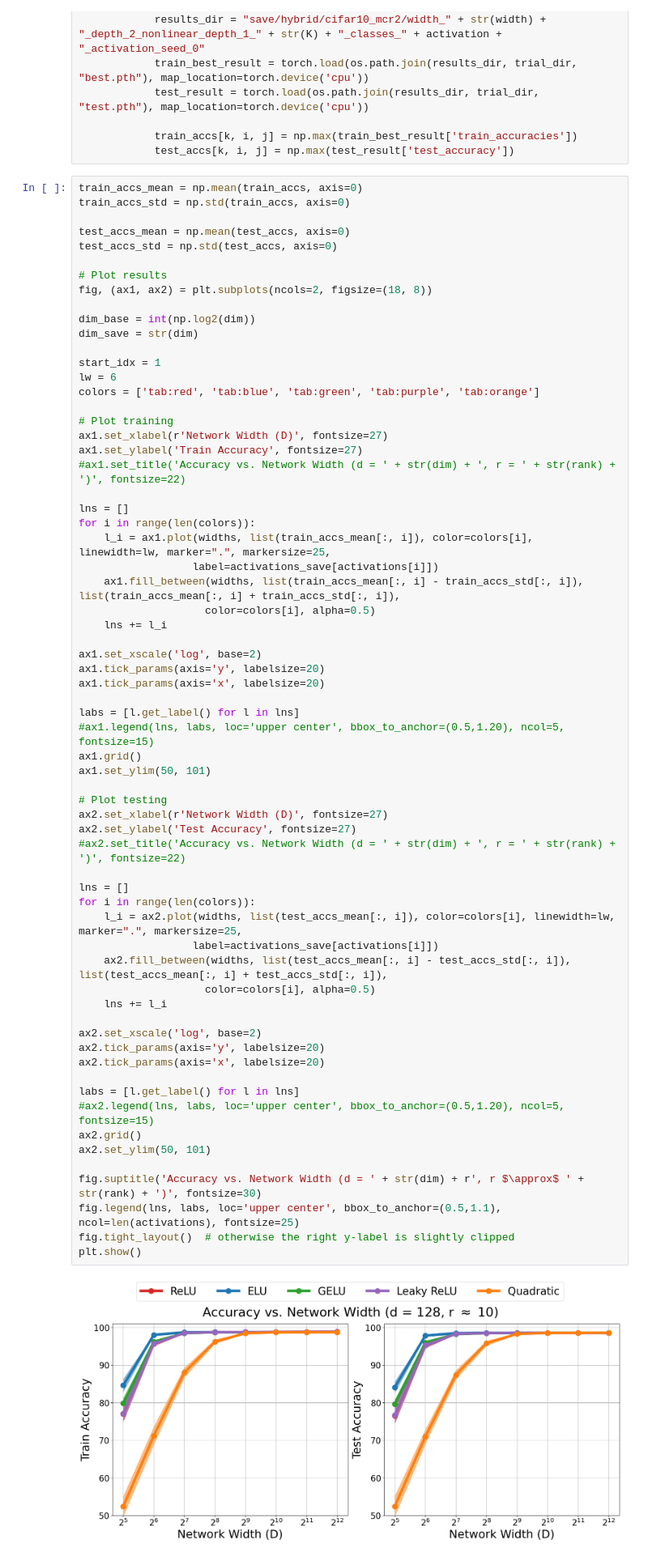
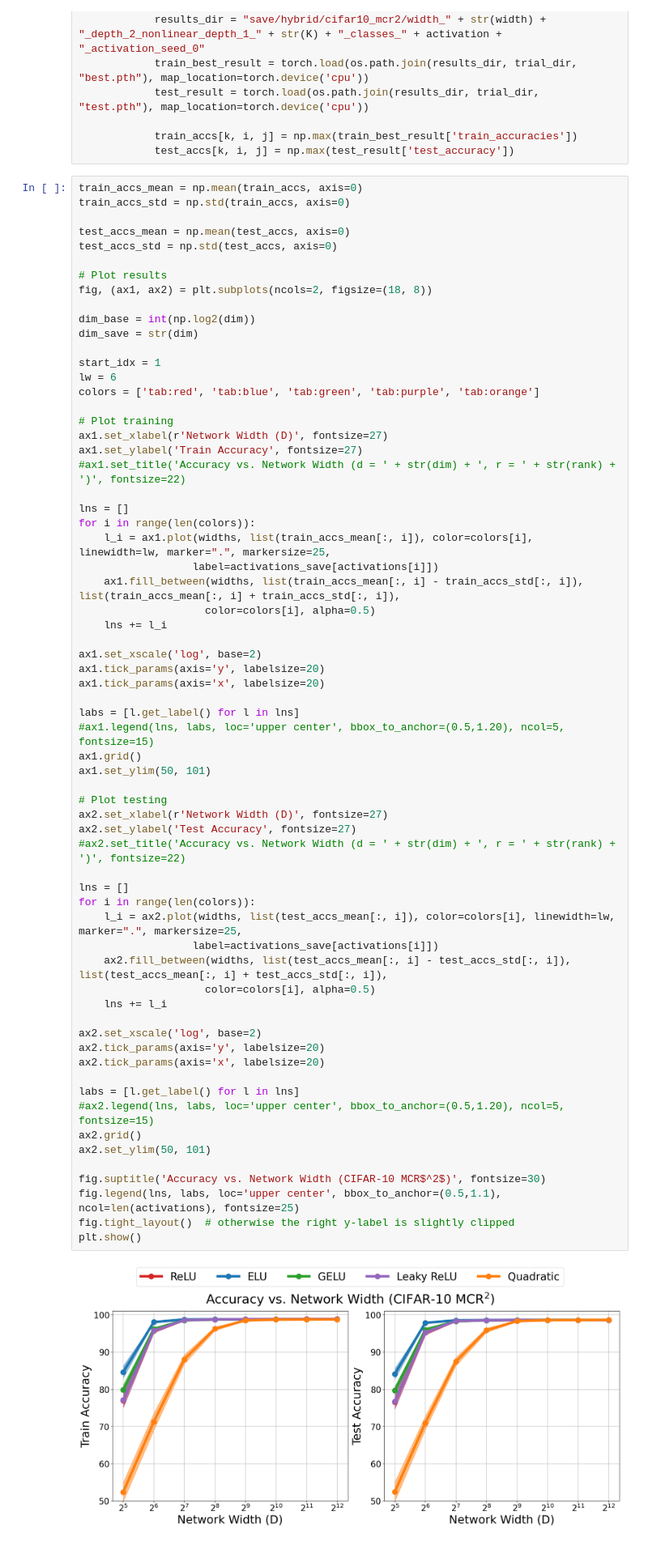
Before and after one commit to alecxu00/uos-linear-separability, a Jupyter notebook: plot_real_results.ipynb, the cells around one changed output. Shown at 81% size. Saved outputs shown, nothing was run; the diff lists cells and outputs as text.

```diff
--- a/plot_real_results.ipynb
+++ b/plot_real_results.ipynb
@@ -84,33 +84,33 @@ labs = [l.get_label() for l in lns]
 #ax1.legend(lns, labs, loc='upper center', bbox_to_anchor=(0.5,1.20), ncol=5, fontsize=15)
 ax1.grid()
 ax1.set_ylim(50, 101)
 
 # Plot testing
 ax2.set_xlabel(r'Network Width (D)', fontsize=27)
 ax2.set_ylabel('Test Accuracy', fontsize=27)
 #ax2.set_title('Accuracy vs. Network Width (d = ' + str(dim) + ', r = ' + str(rank) + ')', fontsize=22)
 
 lns = []
 for i in range(len(colors)):
     l_i = ax2.plot(widths, list(test_accs_mean[:, i]), color=colors[i], linewidth=lw, marker=".", markersize=25,
                   label=activations_save[activations[i]])
     ax2.fill_between(widths, list(test_accs_mean[:, i] - test_accs_std[:, i]), list(test_accs_mean[:, i] + test_accs_std[:, i]),
                     color=colors[i], alpha=0.5)
     lns += l_i
 
 ax2.set_xscale('log', base=2)
 ax2.tick_params(axis='y', labelsize=20)
 ax2.tick_params(axis='x', labelsize=20)
 
 labs = [l.get_label() for l in lns]
 #ax2.legend(lns, labs, loc='upper center', bbox_to_anchor=(0.5,1.20), ncol=5, fontsize=15)
 ax2.grid()
 ax2.set_ylim(50, 101)
 
-fig.suptitle('Accuracy vs. Network Width (d = ' + str(dim) + r', r $\approx$ ' + str(rank) + ')', fontsize=30)
+fig.suptitle('Accuracy vs. Network Width (CIFAR-10 MCR$^2$)', fontsize=30)
 fig.legend(lns, labs, loc='upper center', bbox_to_anchor=(0.5,1.1), ncol=len(activations), fontsize=25)
 fig.tight_layout()  # otherwise the right y-label is slightly clipped
 plt.show()
 # %% [output]
-[figure, old version]
+[figure, new version]
 # %% [markdown]
```
Also changed, not shown: parts of 8 cells of this notebook, 17 other files.
